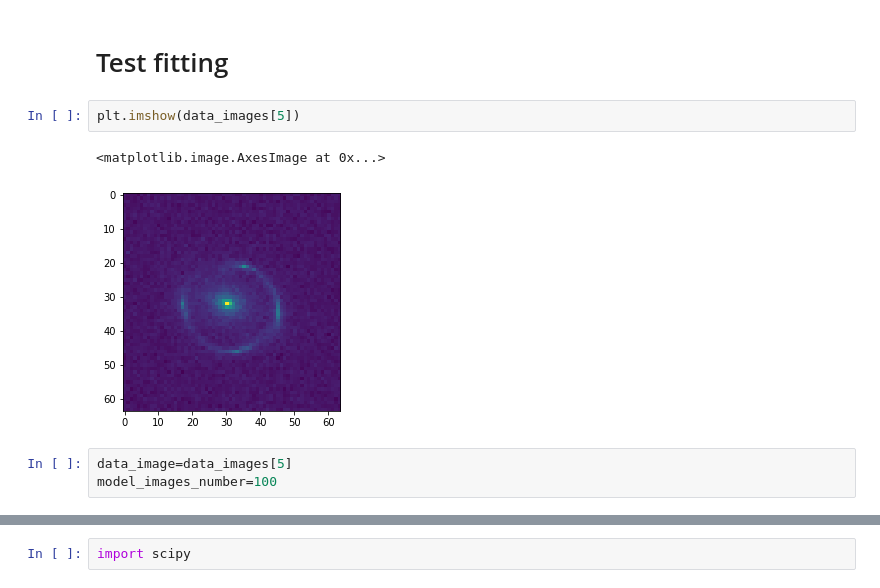
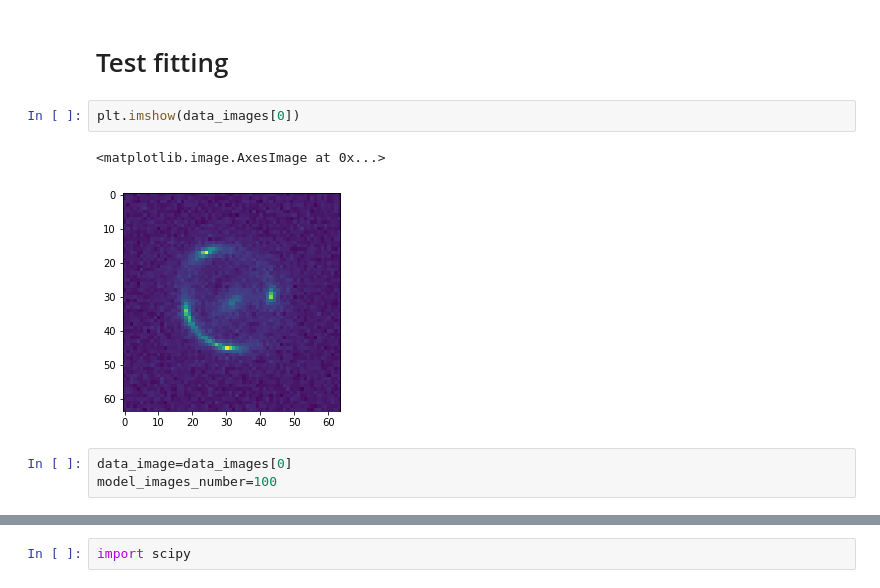
Before and after one commit to egorssed/Simulation-based_Inference, a Jupyter notebook: Notebooks/colab/LGalaxy_fitting.ipynb, the cells around one changed output, grey strips where cells are left out. Cells and saved outputs as stored; diff of their text form.

```diff
--- a/Notebooks/colab/LGalaxy_fitting.ipynb
+++ b/Notebooks/colab/LGalaxy_fitting.ipynb
@@ -264,11 +322,11 @@ plt.imshow(mock_images[0,0])
 # %% [markdown]
 # Test fitting
 # %%
-plt.imshow(data_images[5])
+plt.imshow(data_images[0])
 # %% [output]
 <matplotlib.image.AxesImage at 0x...>
-[figure, old version]
+[figure, new version]
 # %%
-data_image=data_images[5]
+data_image=data_images[0]
 model_images_number=100
 # %%
```
Also changed, not shown: parts of 36 cells of this notebook.
